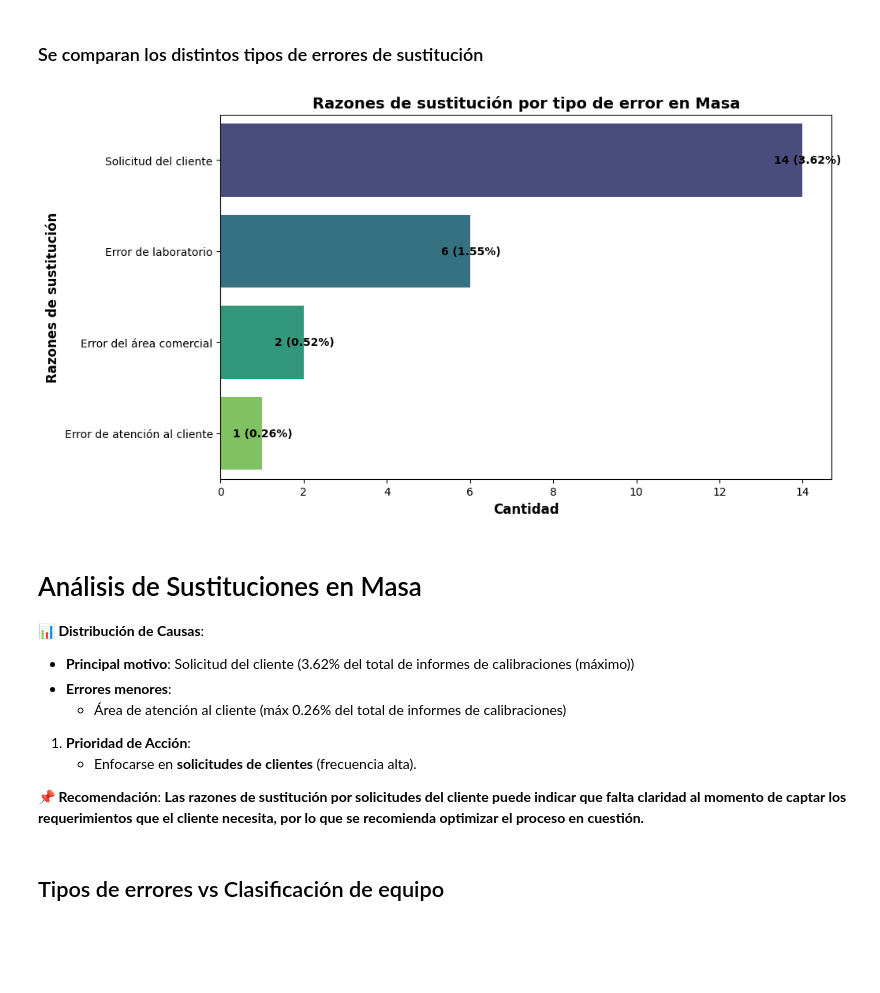
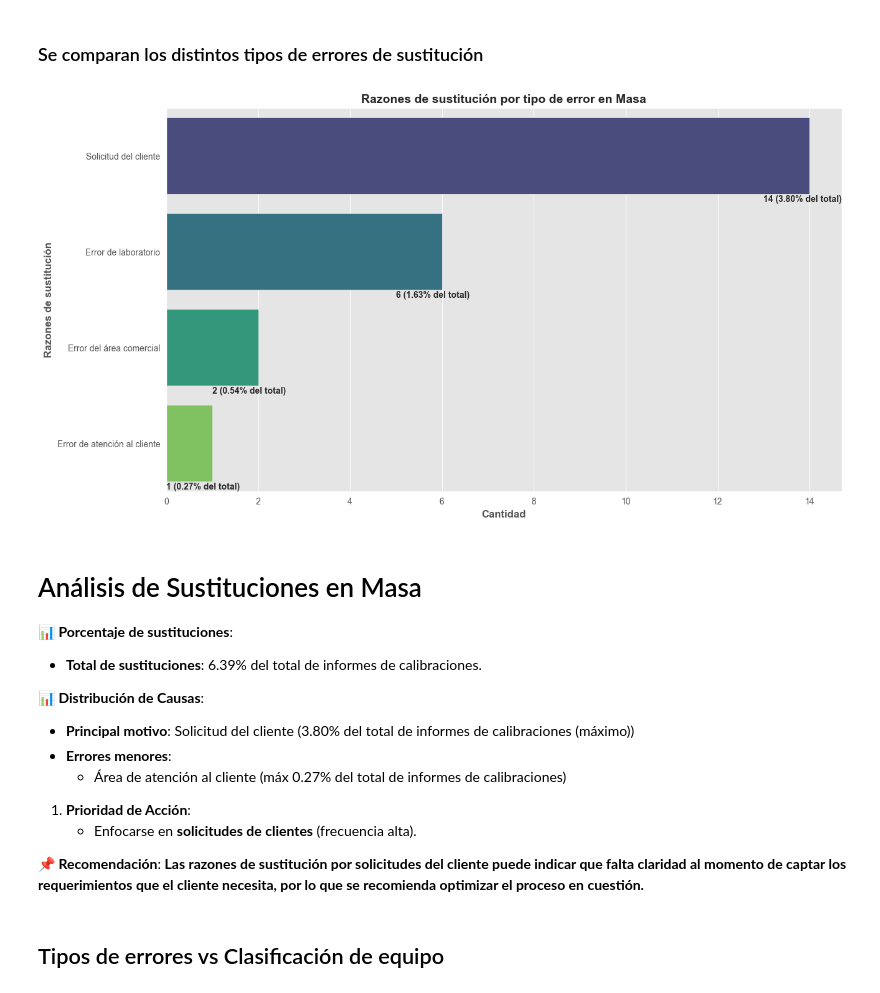
Before and after one commit to MiguelOscar-Insco/data-INSCO-hub, a Jupyter notebook: notebooks/mod_tecnico/lab_mass.ipynb, the cells around one changed output. Saved outputs shown, nothing was run; the diff lists cells and outputs as text; code cells hidden in the pictures; blank space fills up the shorter version.

```diff
--- a/notebooks/mod_tecnico/lab_mass.ipynb
+++ b/notebooks/mod_tecnico/lab_mass.ipynb
@@ -188,7 +229,6 @@ mass_maintenance
 # %%
 # Contamos la cantidad de reportes por tipo de equipo
-maintenance_per_type = mass_maintenance.groupby('equipment_type')['report_number'].count().sort_values(ascending=False)
-maintenance_per_type
+mass_maintenance['equipment_type'].value_counts()
 # %% [output]
 equipment_type
 Pesa       66
@@ -223,3 +274,11 @@ plt.show()
 **El gráfico muestra que en el primer trimestre del año el laboratorio le ha dado mantenimiento a 66 pesas y 8 balanzas.**
 # %% [markdown]
 ### Agrupamos los mantenimientos por su clasificación
+# %%
+maint = pysqldf("""
+SELECT classification, COUNT(report_number) AS rep_qty, SUM(piece_count) AS total_pieces, AVG(delivery_time) AS deliv_time_avg
+FROM mass_maintenance
+GROUP BY classification
+ORDER BY rep_qty DESC
+""")
+maint
@@ -240,21 +305,0 @@ Name: report_number, dtype: int64
-# %%
-# Crear figura
-plt.figure(figsize=(10, 6))
-
-# Gráfico de barras con Seaborn
-ax = sns.barplot(x=maintenance_class.index, y=maintenance_class.values, hue=maintenance_class.index, palette='Blues_r', legend=False)
-
-# Rotar etiquetas del eje X
-plt.xticks(rotation=45)
-
-# Etiquetas de los ejes
-plt.xlabel('Clasificación')
-plt.ylabel('Catidad')
-plt.title('Cantidad de mantenimientos por clasificación de equipos', fontsize=16, fontweight='bold')
-
-# Agregar etiquetas en las barras
-for i, v in enumerate(maintenance_class.values):
-    ax.text(i, v + 0.05, str(v), ha='center', fontsize=12, fontweight='bold')
-
-# Mostrar gráfico
-plt.show()
@@ -354,0 +540,3 @@ plt.show()
+# %%
+M1 = mass_maintenance[mass_maintenance['classification'] == 'M1']
+M1
@@ -420,41 +710,44 @@ Name: report_number, dtype: int64
 ### Se comparan los distintos tipos de errores de sustitución
 # %%
 # Calcular el total de sustituciones
-total = mass_cal['report_number'].count()
+total = len(mass_cal['report_number'].unique())
 
 # Crear figura
-plt.figure(figsize=(10, 6))
+plt.figure(figsize=(14, 8))
 
 # Gráfico de barras horizontales corregido
 ax = sns.barplot(
     y=subs_reason.index,
     x=subs_reason.values,
     hue=subs_reason.index,  # Asigna la variable al hue
     palette='viridis',
     legend=False  # Desactiva la leyenda redundante
 )
 
 # Etiquetas y título
 plt.xlabel('Cantidad', fontsize=12, fontweight='bold')
 plt.ylabel('Razones de sustitución', fontsize=12, fontweight='bold')
 plt.title('Razones de sustitución por tipo de error en Masa', fontsize=14, fontweight='bold')
 
 # Agregar anotaciones con valores y porcentajes
 for i, v in enumerate(subs_reason.values):
     porcentaje = (v / total) * 100
-    ax.text(v - 0.7, i, f"{v} ({porcentaje:.2f}%)", ha='left', va='center', fontsize=10, fontweight='bold')
+    ax.text(v - 1, i +0.45, f"{v} ({porcentaje:.2f}% del total)", ha='left', va='center', fontsize=10, fontweight='bold')
 
 # Mostrar gráfico
 plt.show()
 # %% [output]
-[figure, old version]
+[figure, new version]
 # %% [markdown]
 # Análisis de Sustituciones en Masa
 
+**📊 Porcentaje de sustituciones**:
+- **Total de sustituciones**: 6.39% del total de informes de calibraciones.
+
 **📊 Distribución de Causas**:
-- **Principal motivo**: Solicitud del cliente (3.62% del total de informes de calibraciones (máximo))
+- **Principal motivo**: Solicitud del cliente (3.80% del total de informes de calibraciones (máximo))
 - **Errores menores**:
-  - Área de atención al cliente (máx 0.26% del total de informes de calibraciones)
+  - Área de atención al cliente (máx 0.27% del total de informes de calibraciones)
 
 
 1. **Prioridad de Acción**:
```
Also changed, not shown: parts of 90 cells of this notebook, 12 other files.
